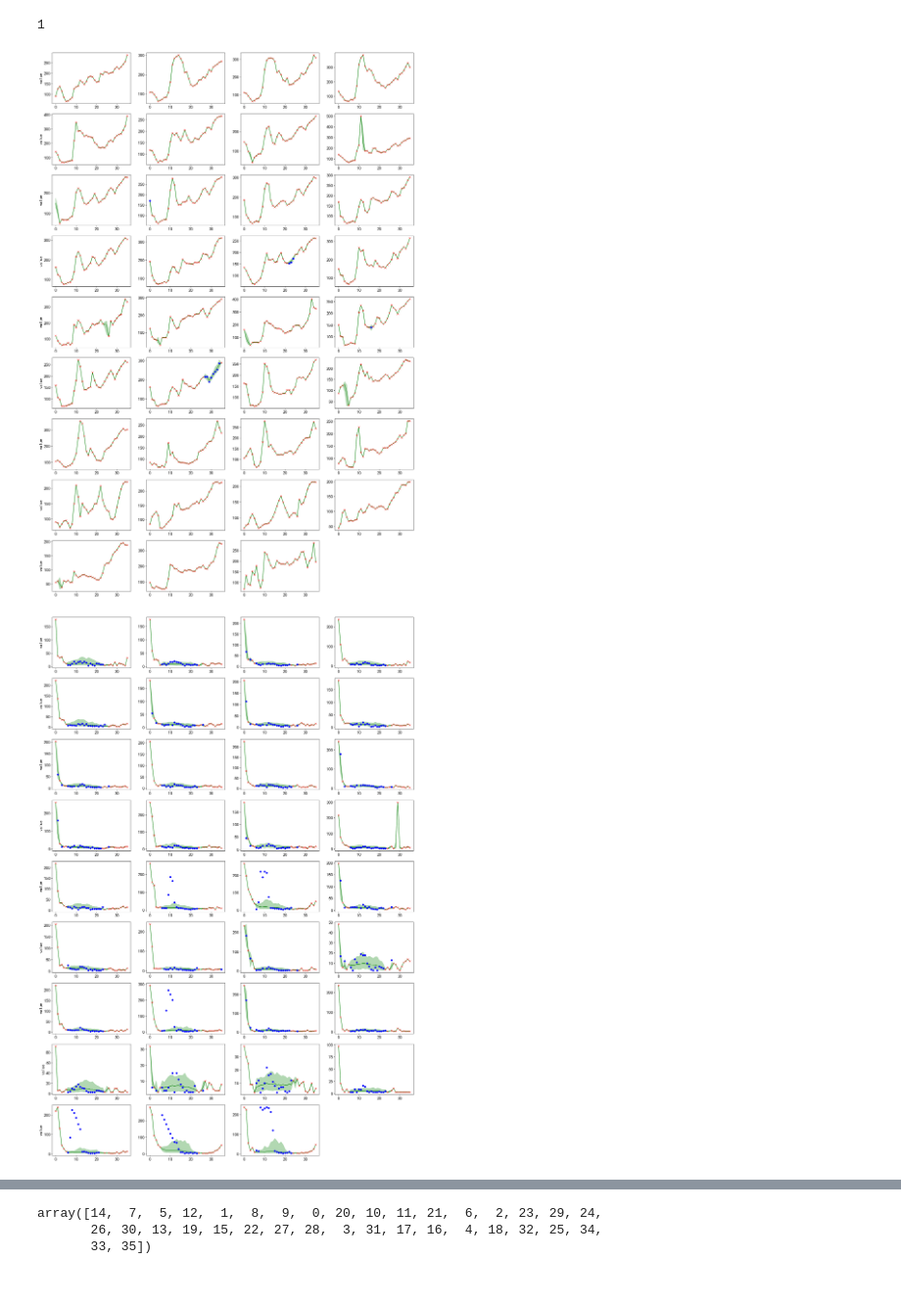
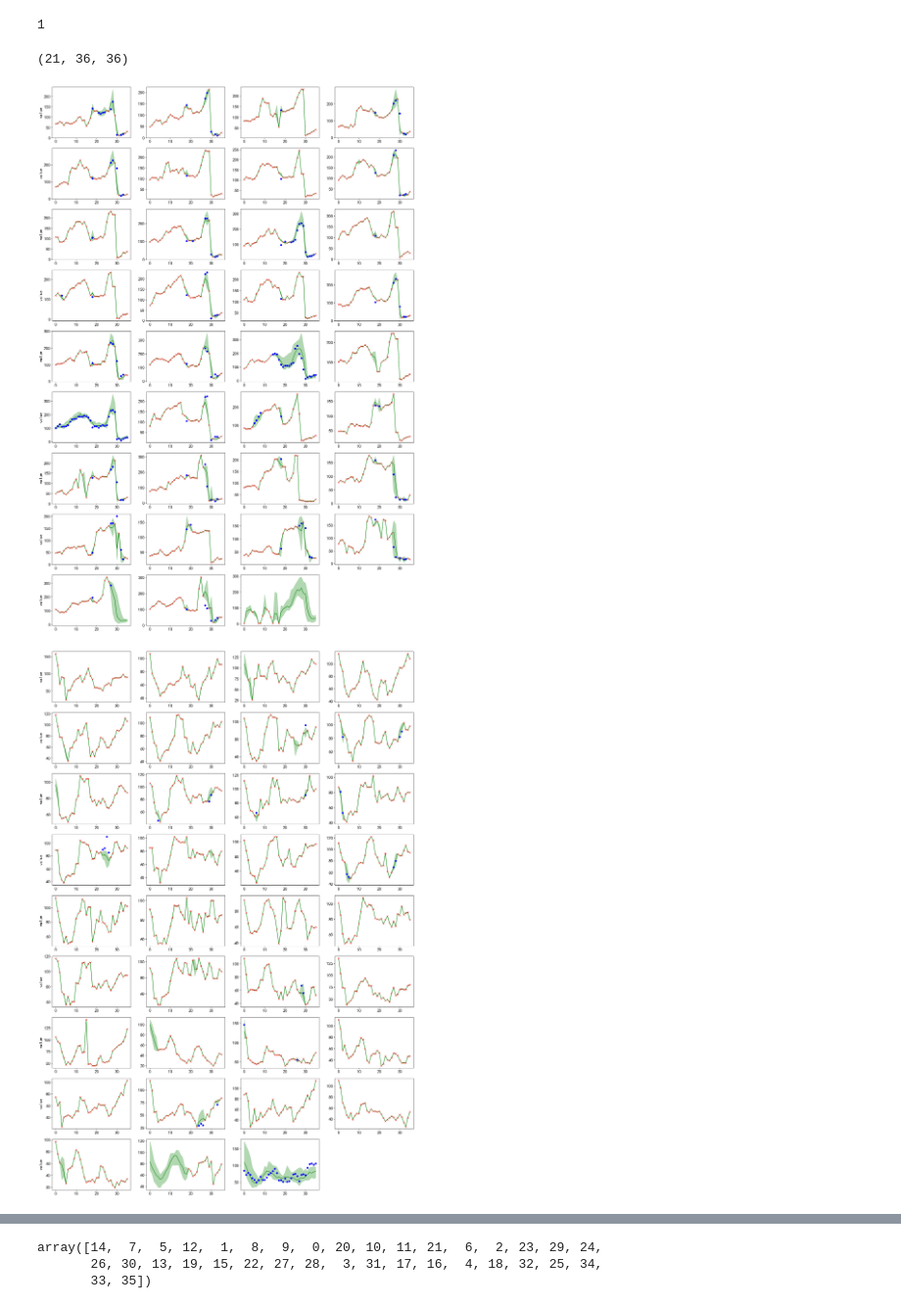
Before and after one commit to lindliu/pristi, a Jupyter notebook: PriSTI_m_5/visualize_examples (copy).ipynb, the cells around one changed output, grey strips where cells are left out. Shown at 98% size. Saved outputs shown, nothing was run; the diff lists cells and outputs as text; code cells hidden in the pictures.

```diff
--- a/PriSTI_m_5/visualize_examples (copy).ipynb
+++ b/PriSTI_m_5/visualize_examples (copy).ipynb
@@ -12,8 +12,8 @@ def get_quantile(samples,q,dim=1):
 1
 # %%
 dataset = 'airquality' #choose 'healthcare' or 'airquality'
-datafolder = 'pm25_outsample_20250202_172031'#'pretrained' # set the folder name
-nsample = 100 # number of generated sample
+datafolder = 'pm25_outsample_20250423_163458_verify_May'#'pretrained' # set the folder name
+nsample = 10 # number of generated sample
 
 path = './save/'+datafolder+'/generated_outputs_nsample' + str(nsample) + '.pk'
 with open(path, 'rb') as f:
@@ -41,9 +41,13 @@ qlist =[0.05,0.25,0.5,0.75,0.95]
 quantiles_imp= []
 for q in qlist:
     quantiles_imp.append(get_quantile(samples, q, dim=1)*(1-all_given_np) + all_target_np * all_given_np)
+# %%
+all_target_np.shape
+# %% [output]
+(21, 36, 36)
 # %%
 ###healthcare###
-dataind = 3 #change to visualize a different time-series sample
+dataind = 10 #change to visualize a different time-series sample
 
 plt.rcParams["font.size"] = 16
 fig, axes = plt.subplots(nrows=9, ncols=4,figsize=(24.0, 36.0))
@@ -66,34 +70,34 @@ for k in range(K):
     if row == -1:
         plt.setp(axes[-1, col], xlabel='time')
 # %% [output]
-[figure, old version]
+[figure, new version]
 # %%
 ###airquality###
-dataind = 5 #change to visualize a different sample
+dataind = 15 #change to visualize a different sample
 
 plt.rcParams["font.size"] = 16
 fig, axes = plt.subplots(nrows=9, ncols=4,figsize=(24.0, 36.0))
 fig.delaxes(axes[-1][-1])
 
 for k in range(K):
     df = pd.DataFrame({"x":np.arange(0,L), "val":all_target_np[dataind,:,k], "y":all_evalpoint_np[dataind,:,k]})
     df = df[df.y != 0]
     df2 = pd.DataFrame({"x":np.arange(0,L), "val":all_target_np[dataind,:,k], "y":all_given_np[dataind,:,k]})
     df2 = df2[df2.y != 0]
     row = k // 4
     col = k % 4
     axes[row][col].plot(range(0,L), quantiles_imp[2][dataind,:,k], color = 'g',linestyle='solid',label='CSDI')
     axes[row][col].fill_between(range(0,L), quantiles_imp[0][dataind,:,k],quantiles_imp[4][dataind,:,k],
                     color='g', alpha=0.3)
     axes[row][col].plot(df.x,df.val, color = 'b',marker = 'o', linestyle='None')
     axes[row][col].plot(df2.x,df2.val, color = 'r',marker = 'x', linestyle='None')
     if col == 0:
         plt.setp(axes[row, 0], ylabel='value')
     if row == -1:
         plt.setp(axes[-1, col], xlabel='time')
-# plt.savefig('prediction.png')
+plt.savefig('prediction_540_576.png')
 # %% [output]
-[figure, old version]
+[figure, new version]
 # %%
 k=0
 list_mae = []
```
Also changed, not shown: parts of 4 cells of this notebook, 56 other files.
